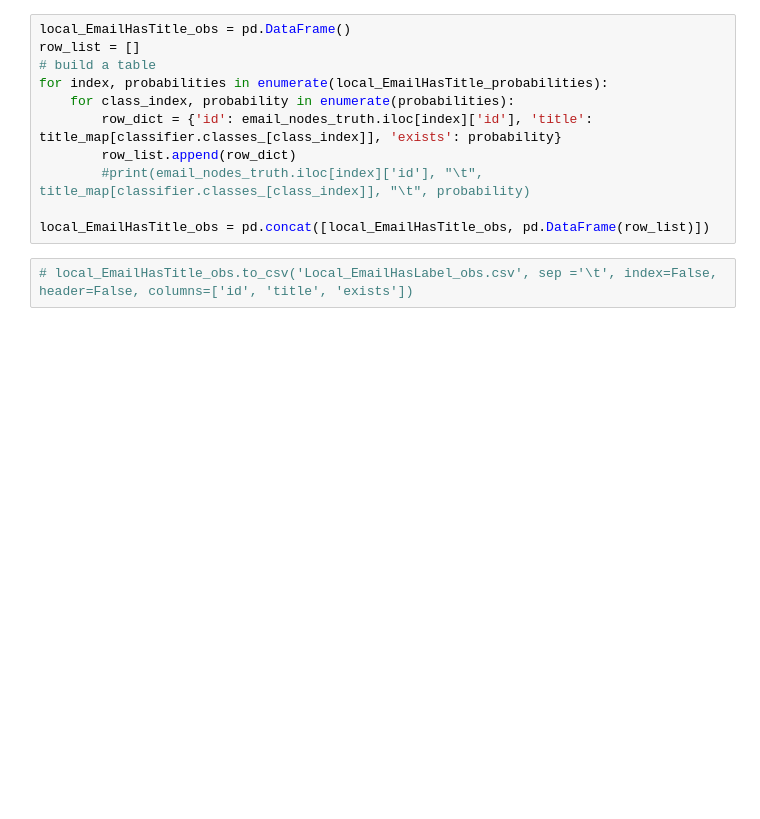
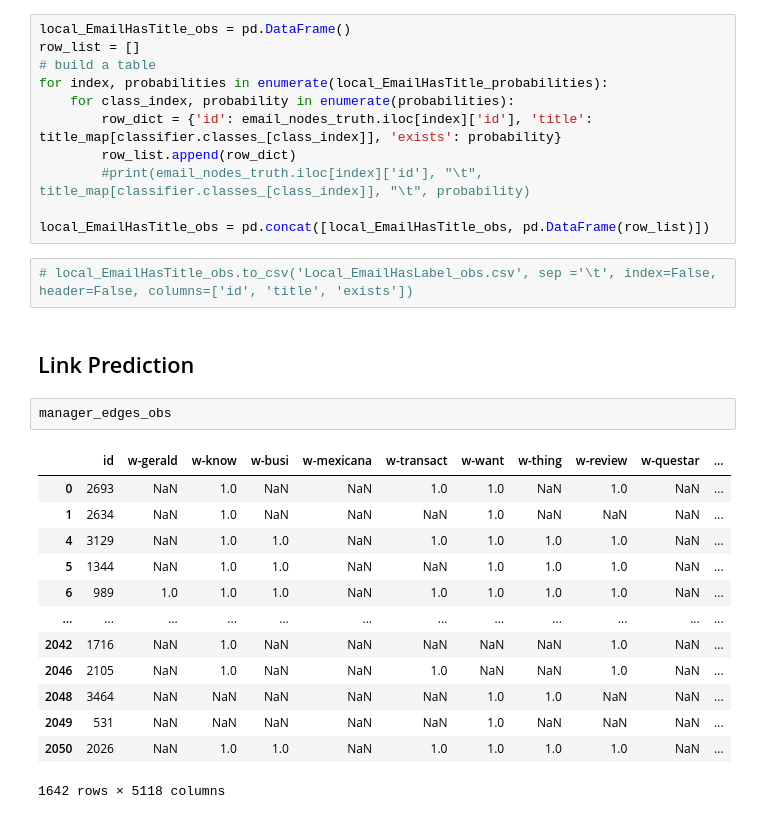
Before and after one commit to linqs/collective-graph-identification, a Jupyter notebook: scripts/Data Refactor.ipynb, the cells around one changed output. Cells and saved outputs as stored; diff of their text form; blank space fills up the shorter version.

```diff
--- a/scripts/Data Refactor.ipynb
+++ b/scripts/Data Refactor.ipynb
@@ -529,3 +524,21 @@ for index, probabilities in enumerate(local_EmailHasTitle_probabilities):
 local_EmailHasTitle_obs = pd.concat([local_EmailHasTitle_obs, pd.DataFrame(row_list)])
 # %%
 # local_EmailHasTitle_obs.to_csv('Local_EmailHasLabel_obs.csv', sep ='\t', index=False, header=False, columns=['id', 'title', 'exists'])
+# %% [markdown]
+## Link Prediction
+# %%
+manager_edges_obs
+# %% [output]
+|  | id | w-gerald | w-know | w-busi | w-mexicana | w-transact | w-want | w-thing | w-review | w-questar | ... |
+| 0 | 2693 | NaN | 1.0 | NaN | NaN | 1.0 | 1.0 | NaN | 1.0 | NaN | ... |
+| 1 | 2634 | NaN | 1.0 | NaN | NaN | NaN | 1.0 | NaN | NaN | NaN | ... |
+| 4 | 3129 | NaN | 1.0 | 1.0 | NaN | 1.0 | 1.0 | 1.0 | 1.0 | NaN | ... |
+| 5 | 1344 | NaN | 1.0 | 1.0 | NaN | NaN | 1.0 | 1.0 | 1.0 | NaN | ... |
+| 6 | 989 | 1.0 | 1.0 | 1.0 | NaN | 1.0 | 1.0 | 1.0 | 1.0 | NaN | ... |
+| ... | ... | ... | ... | ... | ... | ... | ... | ... | ... | ... | ... |
+| 2042 | 1716 | NaN | 1.0 | NaN | NaN | NaN | NaN | NaN | 1.0 | NaN | ... |
+| 2046 | 2105 | NaN | 1.0 | NaN | NaN | 1.0 | NaN | NaN | 1.0 | NaN | ... |
+| 2048 | 3464 | NaN | NaN | NaN | NaN | NaN | 1.0 | 1.0 | NaN | NaN | ... |
+| 2049 | 531 | NaN | NaN | NaN | NaN | NaN | 1.0 | NaN | NaN | NaN | ... |
+| 2050 | 2026 | NaN | 1.0 | 1.0 | NaN | 1.0 | 1.0 | 1.0 | 1.0 | NaN | ... |
+1642 rows × 5118 columns
```
Also changed, not shown: parts of 20 cells of this notebook.
